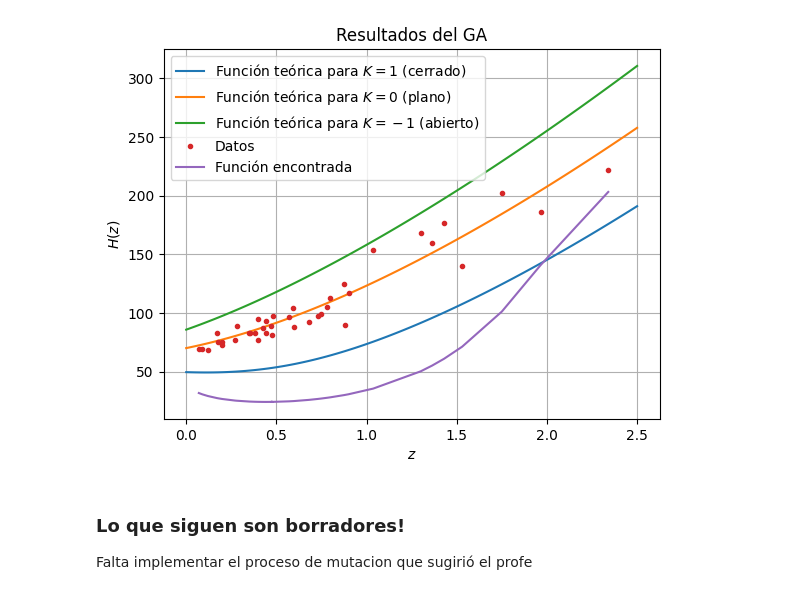
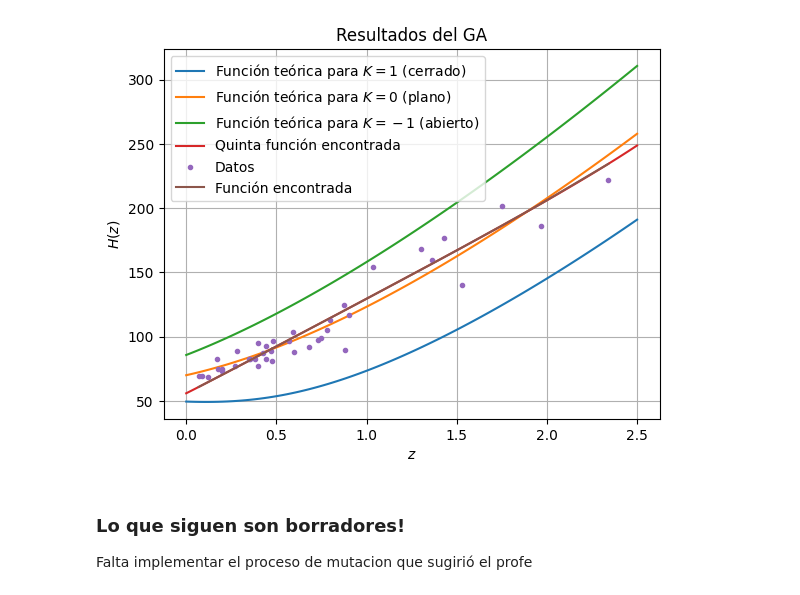
Before and after one commit to XimePS/Practica-DFI, a Jupyter notebook: Clase_GA.ipynb, the cells around one changed output. Saved outputs shown, nothing was run; the diff lists cells and outputs as text; code cells hidden in the pictures.

Commit message:
Avance de GA hasta generacion 47

```diff
--- a/Clase_GA.ipynb
+++ b/Clase_GA.ipynb
@@ -199,0 +202,12 @@ class GA:
+# %%
+A = GA(num_poblacion_inicial=5, poblacion_base = ['x', '(x)**x'], operaciones_base = ['*', '+', '-', '/', 'comp'])
+
+B = A.Reproductor(['x', '(x)**x'], 50, 6)
+
+C = A.Calculador_Chi(B, z, H, desv)
+
+print(C[1])
+
+D = A.Seleccionador(C[1], C[0], 20)
+
+print(D[0])
@@ -207,8 +227,8 @@ class Generaciones:
 
     def Iteracion(self, num_generaciones, porcentaje_seleccion, porcentaje_mutacion, z, H, desv, numero_hijos):
 
-        Generaciones = np.zeros(num_generaciones, dtype=object)
-        Chi_menor = np.zeros(num_generaciones, dtype=object)
+        Generaciones = []
+        Chi_menor = []
 
         A = GA(num_poblacion_inicial = self.num, poblacion_base=self.poblacion_base, operaciones_base=self.operaciones_base)
 
@@ -220,8 +240,8 @@ class Generaciones:
                 #R_s = A.Simplificador(R)
                 Cal = A.Calculador_Chi(R, z, H, desv)
                 S = A.Seleccionador(Cal[1], Cal[0], porcentaje_seleccion)
-                Generaciones[0] = S[0]
-                Chi_menor[0] = S[1]
+                Generaciones.append(S[0])
+                Chi_menor.append(S[1])
                 print('LONGITUD GENERACION INCIAL: ' + str(len(Generaciones[0])))
 
             else:
@@ -232,8 +252,11 @@ class Generaciones:
                 print('Se calcula Chi')
                 S = A.Seleccionador(Cal[1], Cal[0], porcentaje_seleccion)
                 print('Seleccion')
-                Generaciones[n] = S[0]
-                Chi_menor[n] = S[1]
+                Generaciones.append(S[0])
+                Chi_menor.append(S[1])
+                if Chi_menor[n] < 50:
+                    print('Se corta por Chi menor')
+                    break
                 print('LONGITUD GENERACION: ' + str(len(Generaciones[n])))
 
 
@@ -243,8 +266,8 @@ class Generaciones:
 
         return Generaciones[-1], Chi_menor
 # %%
-B = Generaciones(num_poblacion_inicial= 5, poblacion_base = ['x', '(x)**x'], operaciones_base = ['*', '+', '-', 'comp'])
+B = Generaciones(num_poblacion_inicial= 10, poblacion_base = ['(x+1)', 'x**x'], operaciones_base = ['*', '+','-', 'comp'])
 
-C = B.Iteracion(9, 20, 10, z, H, desv, 6)
+C = B.Iteracion(100, 20, 5, z, H, desv, 5)
 # %% [output]
 Número de Generación:0
@@ -317,34 +383,39 @@ def H_bm(z, Omega_r, Omega_m, Omega_lambda, omega_DE, Omega_0):
 
 H_0 = 70
 O_r = 8.4*10**(-5)
 O_m = 0.3
 O_lambda = 0.7 - 8.4*10**(-5)
 o_DE = -1
 O_0 = [0.5, 1, 1.5]
 
 # Se crea un arreglo de z para la función teórica
 z_bu = np.linspace(0, 2.5, 100)
 
 # hub_data_3.txt
 H_teorico_plano = H_bm(z_bu,O_r, O_m, O_lambda, o_DE, O_0[1])
 H_teorico_cerrado = H_bm(z_bu,O_r, O_m, O_lambda, o_DE, O_0[2])
 H_teorico_abierto = H_bm(z_bu,O_r, O_m, O_lambda, o_DE, O_0[0])
 
 plt.plot(z_bu, H_teorico_cerrado, label = 'Función teórica para $K = 1$ (cerrado)')
 plt.plot(z_bu, H_teorico_plano, label = 'Función teórica para $K = 0$ (plano)')
 plt.plot(z_bu, H_teorico_abierto, label = 'Función teórica para $K = -1$ (abierto)')
+#plt.plot(z_bu, f1(z_bu), label = 'Primera función encontrada')
+#plt.plot(z_bu, f2(z_bu), label = 'Segunda función encontrada')
+#plt.plot(z_bu, f3(z_bu), label = 'Tercera función encontrada')
+#plt.plot(z_bu, f4(z_bu), label = 'Tercera función encontrada')
+plt.plot(z_bu, f5(z_bu), label = 'Quinta función encontrada')
 
 
 plt.plot(z, H, '.', label = 'Datos')
 plt.plot(z, evaluada, label = 'Función encontrada')
 plt.legend()
 plt.xlabel('$z$')
 plt.ylabel('$H(z)$')
 plt.title('Resultados del GA')
 plt.grid(True)
 plt.show()
 # %% [output]
-[figure, old version]
+[figure, new version]
 # %% [markdown]
 ### Lo que siguen son borradores!
 
```
Also changed, not shown: parts of 12 cells of this notebook.
